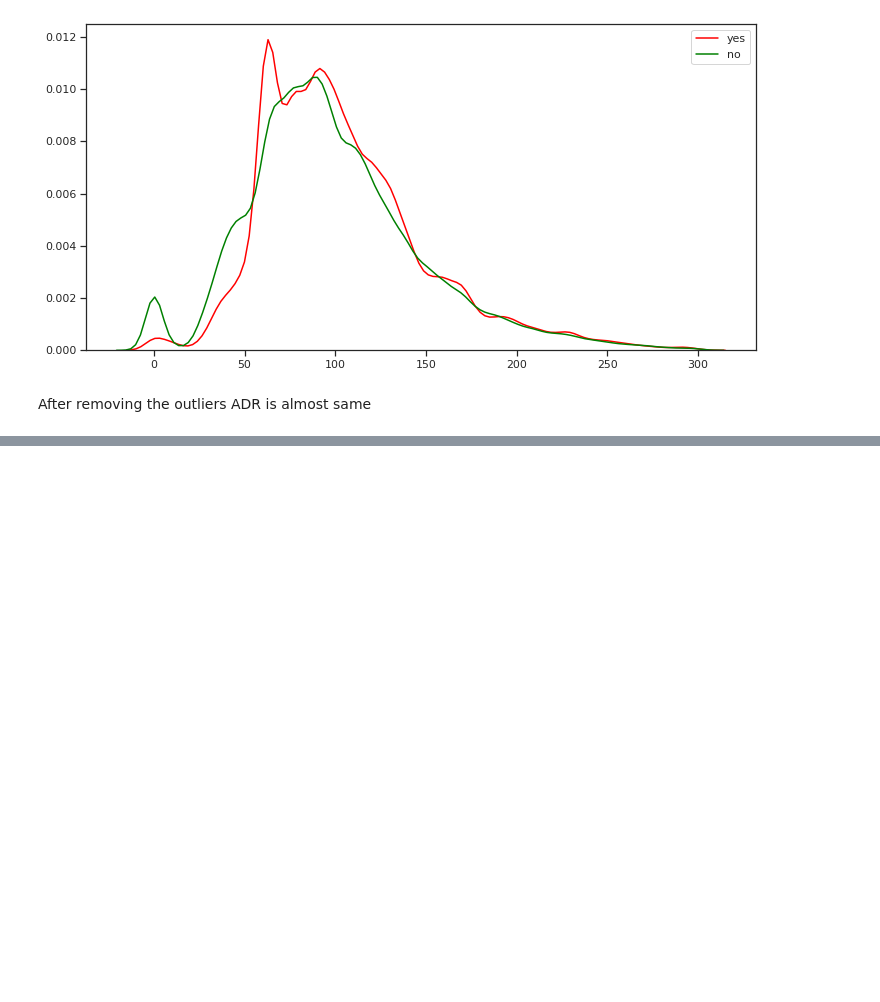
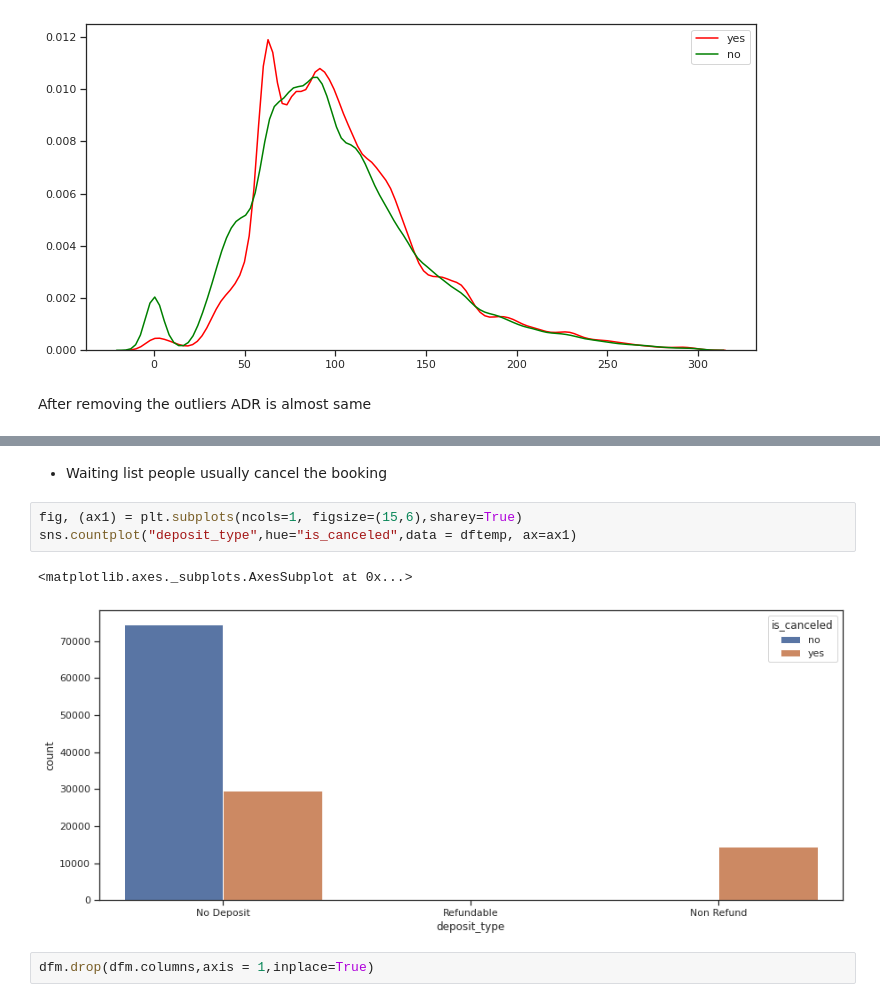
Before and after one commit to iamlekh/hotel_cancellation_prediction, a Jupyter notebook: hotel_cancellation.ipynb, the cells around one changed output, grey strips where cells are left out. Saved outputs shown, nothing was run; the diff lists cells and outputs as text; blank space fills up the shorter version.

```diff
--- a/hotel_cancellation.ipynb
+++ b/hotel_cancellation.ipynb
@@ -258,0 +297,10 @@ df.head()
+# %% [markdown]
+*   Waiting list people usually cancel the booking
+# %%
+fig, (ax1) = plt.subplots(ncols=1, figsize=(15,6),sharey=True)
+sns.countplot("deposit_type",hue="is_canceled",data = dftemp, ax=ax1)
+# %% [output]
+<matplotlib.axes._subplots.AxesSubplot at 0x...>
+[figure, added]
+# %%
+dfm.drop(dfm.columns,axis = 1,inplace=True)
```
Also changed, not shown: parts of 21 cells of this notebook.
